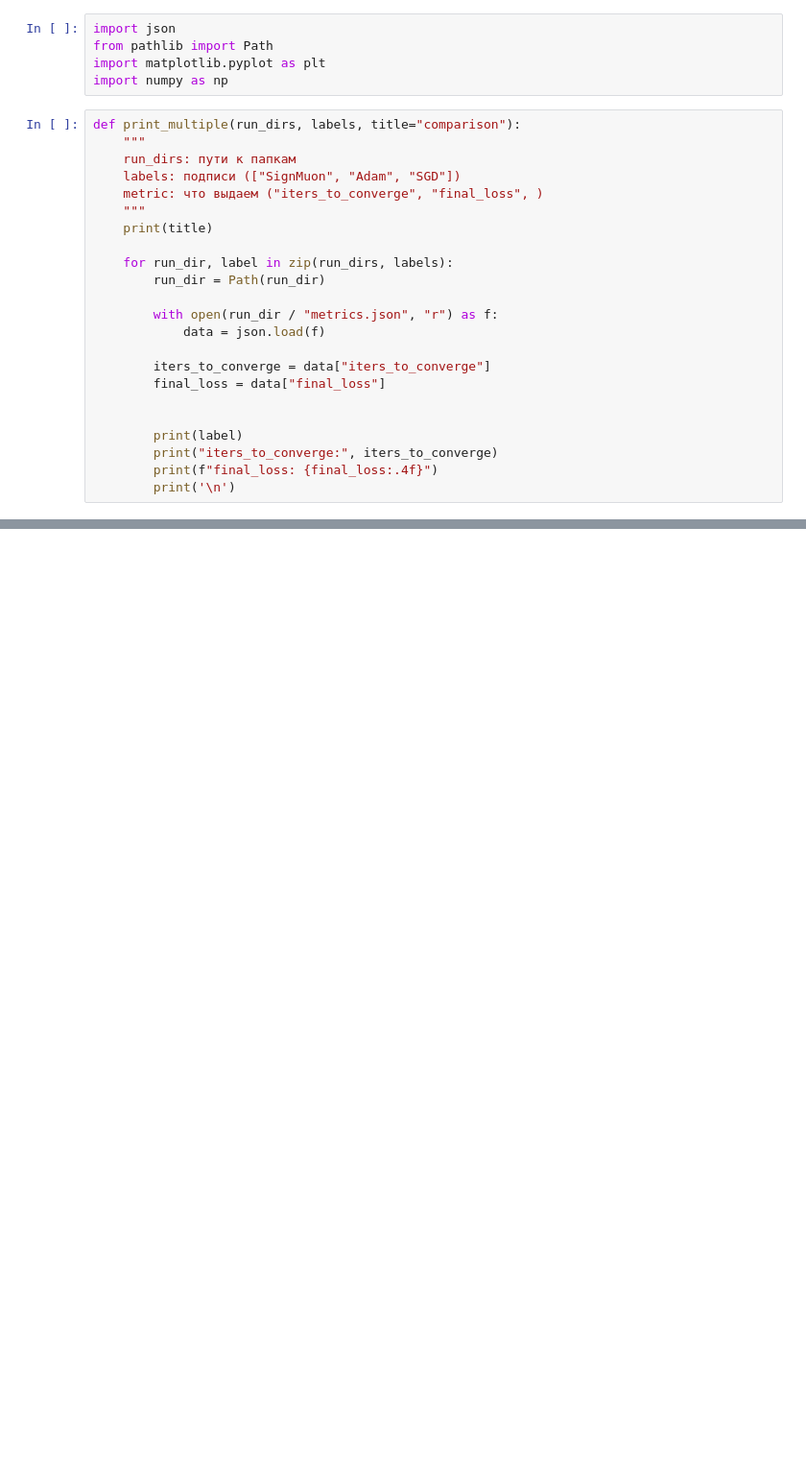
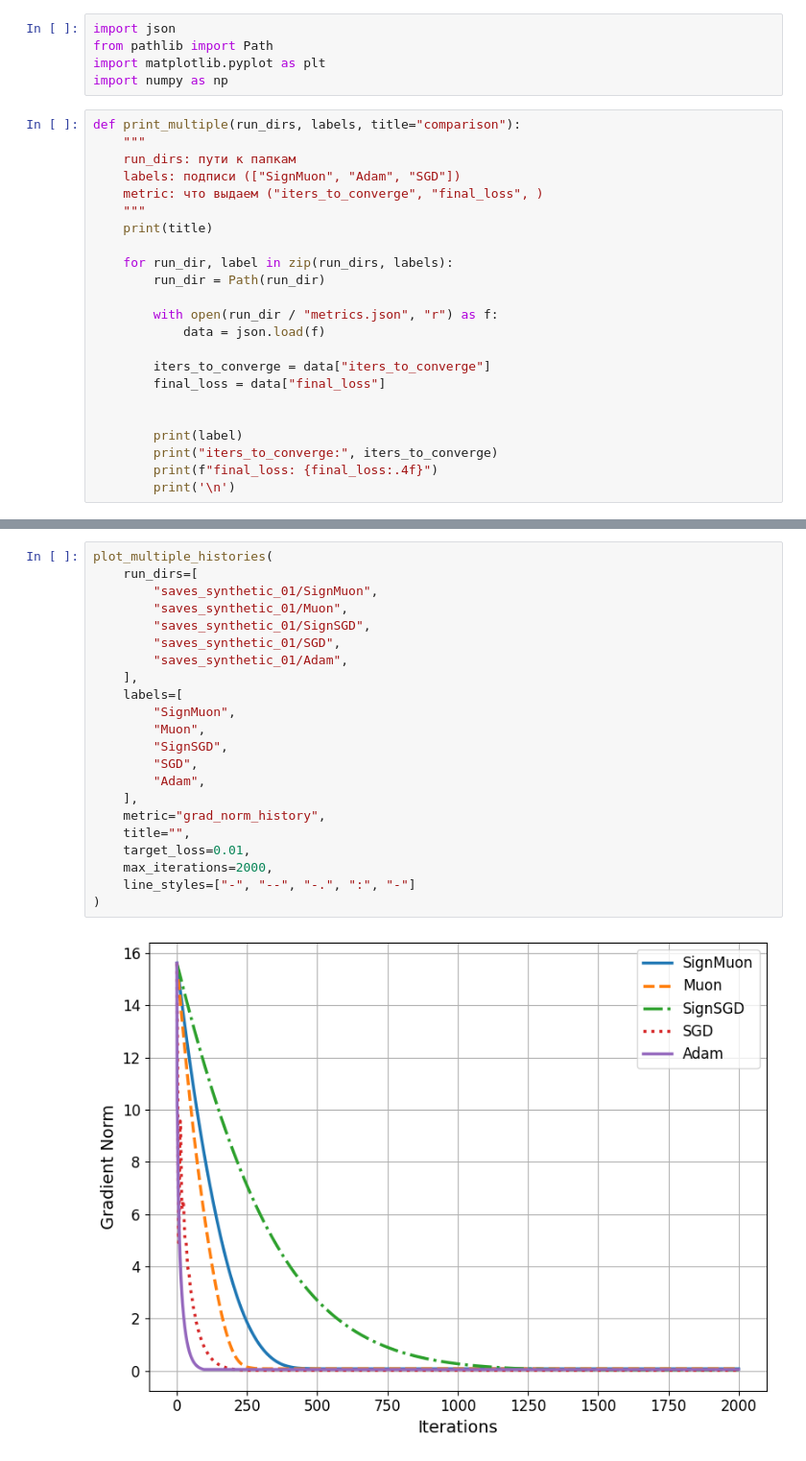
Before and after one commit to intsystems/2026-Project-203, a Jupyter notebook: code/plot_synt.ipynb, the cells around one changed output, grey strips where cells are left out. Shown at 96% size. Saved outputs shown, nothing was run; the diff lists cells and outputs as text; blank space fills up the shorter version.

```diff
--- a/code/plot_synt.ipynb
+++ b/code/plot_synt.ipynb
@@ -101,0 +164,24 @@ def plot_multiple_histories(run_dirs, labels, metric="train_loss", title="compar
+# %%
+plot_multiple_histories(
+    run_dirs=[
+        "saves_synthetic_01/SignMuon",
+        "saves_synthetic_01/Muon",
+        "saves_synthetic_01/SignSGD",
+        "saves_synthetic_01/SGD",
+        "saves_synthetic_01/Adam",
+    ],
+    labels=[
+        "SignMuon",
+        "Muon",
+        "SignSGD",
+        "SGD",
+        "Adam",
+    ],
+    metric="grad_norm_history",
+    title="",
+    target_loss=0.01,
+    max_iterations=2000,
+    line_styles=["-", "--", "-.", ":", "-"]
+)
+# %% [output]
+[figure, added]
```
Also changed, not shown: parts of 12 cells of this notebook, 9 other files.
